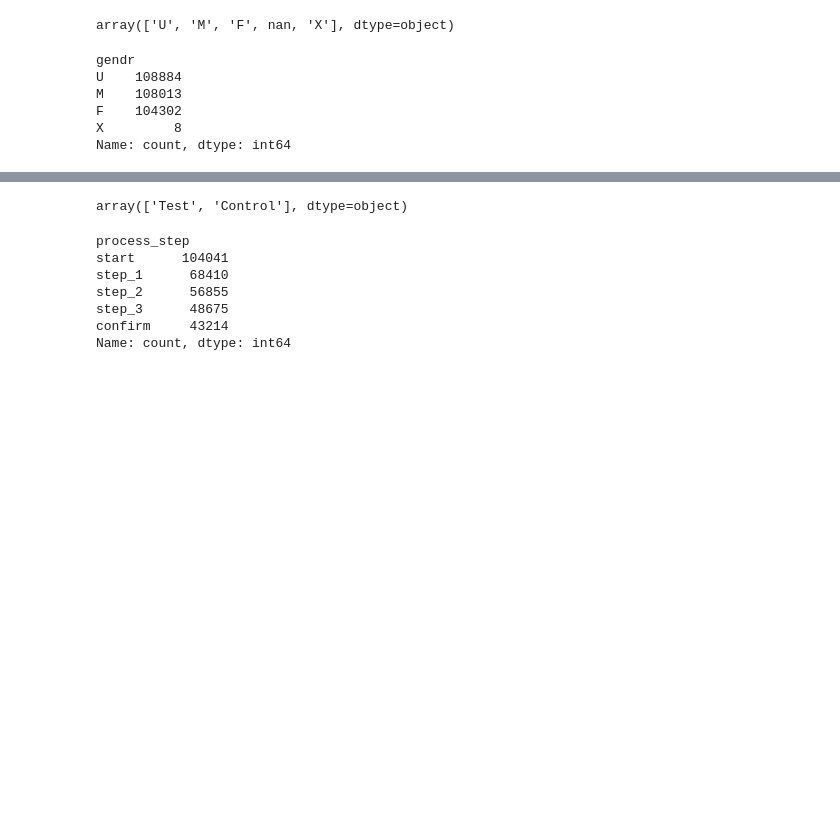
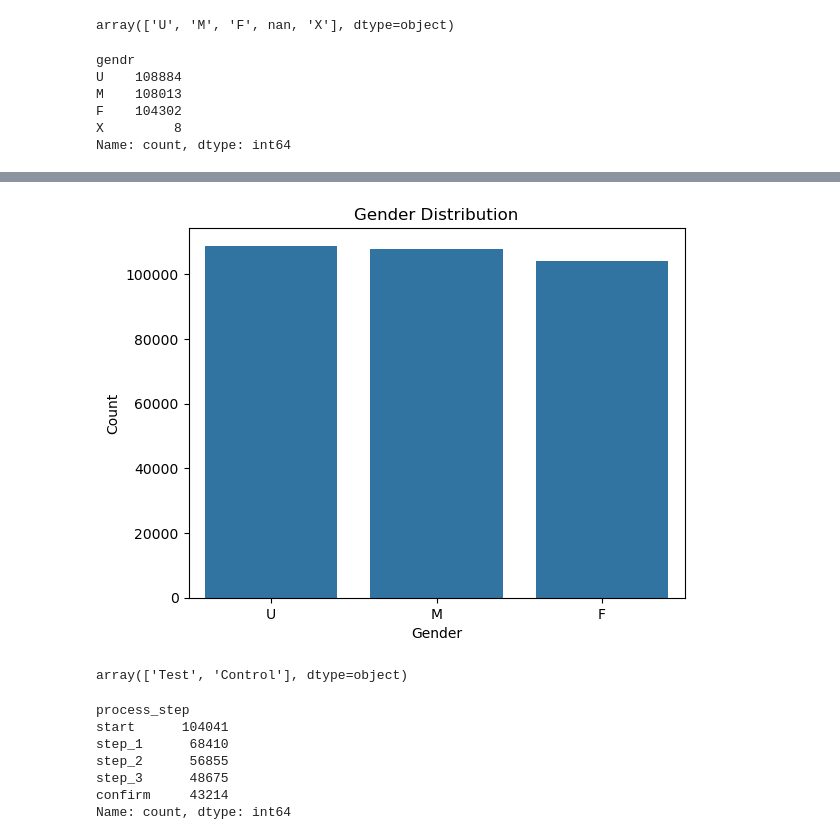
Before and after one commit to beatranche/Project-2, a Jupyter notebook: main.ipynb, the cells around one changed output, grey strips where cells are left out. Cells and saved outputs as stored; diff of their text form; code cells hidden in the pictures; blank space fills up the shorter version.

```diff
--- a/main.ipynb
+++ b/main.ipynb
@@ -185,3 +160,12 @@ Name: count, dtype: int64
+# %%
+# Gender distribution
+sns.countplot(x='gendr', data=df_final_filtered)
+plt.title('Gender Distribution')
+plt.xlabel('Gender')
+plt.ylabel('Count')
+plt.show()
+# %% [output]
+[figure, added]
 # %%
 df_final_filtered['Variation'].unique()
 # %% [output]
```
Also changed, not shown: parts of 32 cells of this notebook, 1 other file.
